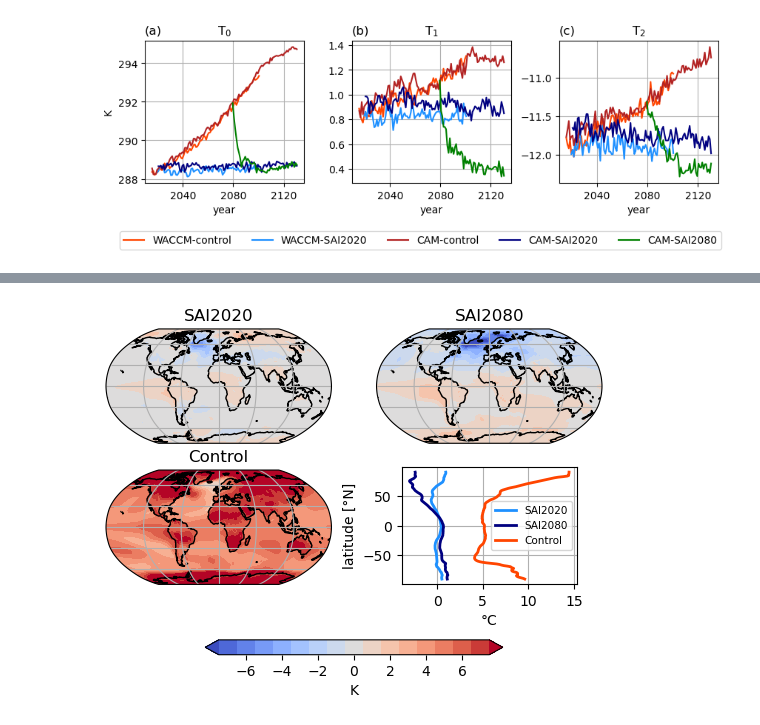
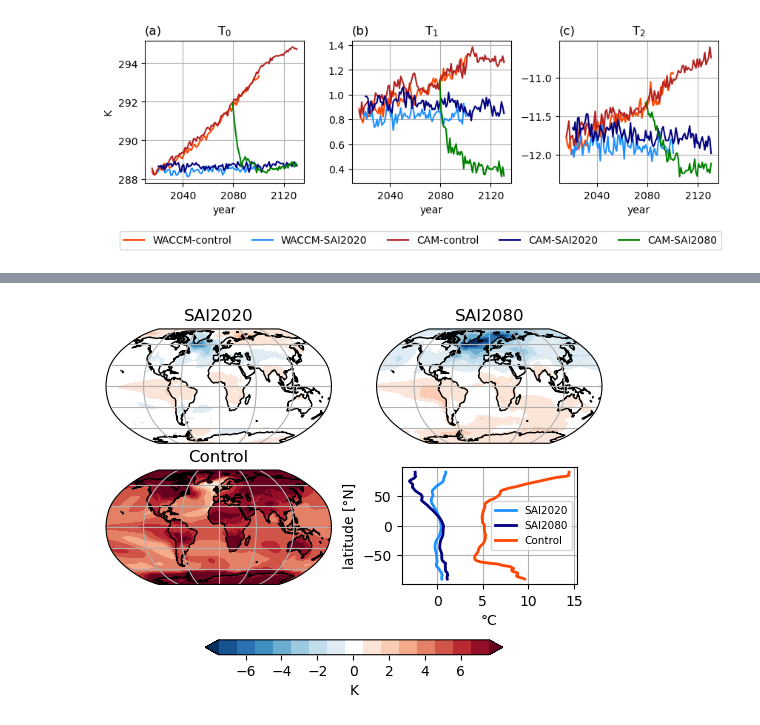
Before and after one commit to JdeJong96/CESM-CAM_SAI, a Jupyter notebook: results/T0_T1_T2.ipynb, the cells around one changed output, grey strips where cells are left out. Drawn from its saved outputs; the diff is of its cells as text; code cells hidden in the pictures.

```diff
--- a/results/T0_T1_T2.ipynb
+++ b/results/T0_T1_T2.ipynb
@@ -93,6 +94,20 @@ def T0_T1_T2(ds):
     T1data = wmean(ds.TREFHT*sinlat, ds.gw, dims).compute()
     T2data = wmean(ds.TREFHT*(3*sinlat**2-1), ds.gw, dims).compute()
     return {'T0':T0data, 'T1':T1data, 'T2':T2data}
+
+
+def ListedColorMap(cmap, N, white=False):
+    """Create a listed colormap for filled contours with N levels"""
+    if isinstance(cmap, str):
+        cmap = mpl.colormaps[cmap]
+    new_colors = cmap(np.linspace(0,1,N+1))
+    if white:
+        new_colors[int(np.floor((N)/2))] = [1,1,1,1]
+        new_colors[int(np.ceil((N)/2))] = [1,1,1,1]
+    new_cmap = mpl.colors.ListedColormap(new_colors[1:-1])
+    new_cmap.set_over(new_colors[-1])
+    new_cmap.set_under(new_colors[0])
+    return new_cmap
 # %%
 client = Client(silence_logs=logging.ERROR)
 #client
@@ -205,13 +240,13 @@ colsW = ['orangered','dodgerblue']
 labels = list(T_cam.keys())
 fig, ax = plt.subplots(1,3, figsize=(10,2.5), sharex=True)
 
-T0ref = {'cam': T_cam['control']['T0'].isel(time=slice(0,10)).mean('time').item(),
+T0ref = {'cam': T_cam['control']['T0'].isel(time=slice(1,21)).mean('time').item(),
          'waccm': T_waccm['control']['T0'].isel(time=slice(0,10)).mean('time').item()}
-T1ref = {'cam': T_cam['control']['T1'].isel(time=slice(0,10)).mean('time').item(),
+T1ref = {'cam': T_cam['control']['T1'].isel(time=slice(1,21)).mean('time').item(),
          'waccm': T_waccm['control']['T1'].isel(time=slice(0,10)).mean('time').item()}
-T2ref = {'cam': T_cam['control']['T2'].isel(time=slice(0,10)).mean('time').item(),
+T2ref = {'cam': T_cam['control']['T2'].isel(time=slice(1,21)).mean('time').item(),
          'waccm': T_waccm['control']['T2'].isel(time=slice(0,10)).mean('time').item()}
-print("Reference values [2015--2024]")
+print("Reference values CAM [2016--2035] WACCM [2015--2024]")
 for k,v in {'T0':T0ref, 'T1':T1ref, 'T2':T2ref}.items():
     print(f"{k}: {v}")
 
@@ -267,33 +302,34 @@ Wall time: 6.83 s
 # %%
-cfkwargs = {'transform':ccrs.PlateCarree(), 'levels':np.linspace(-7.5,7.5,16), 'extend':'both', 'cmap':'coolwarm', 'add_colorbar':False}
+cmap = ListedColorMap('RdBu_r', 16, white=True)
+cfkwargs = {'transform':ccrs.PlateCarree(), 'levels':np.linspace(-7.5,7.6,16), 'extend':'both', 'cmap':cmap, 'add_colorbar':False}
 cols = ['dodgerblue','navy','orangered']
 fig, axs = plt.subplots(2,2, subplot_kw={'projection':ccrs.Robinson()})
 fig.delaxes(axs[1,1])
 axs[1,1] = fig.add_subplot(2,2,4, aspect=0.065)
 
 p1 = da1.plot.contourf(ax=axs[0,0], **cfkwargs)
 p2 = da2.plot.contourf(ax=axs[0,1], **cfkwargs)
 p3 = da3.plot.contourf(ax=axs[1,0], **cfkwargs)
 for i,(k,v) in enumerate(da4.items()):
     v.plot(ax=axs[1,1], y='lat', label=k.replace('control','Control'), c=cols[i], lw=2)
 
 axs[0,0].set_title('SAI2020')
 axs[0,1].set_title('SAI2080')
 axs[1,0].set_title('Control')
 axs[1,1].set_xlabel('°C')
 axs[1,1].set_ylabel('latitude [°N]')
 axs[1,1].grid()
 axs[1,1].legend(prop={'size':7.5})
 
 for ax in axs.flatten()[:3]:
     ax.gridlines()
     ax.coastlines()
 
 cb = fig.colorbar(p2, ax=list(axs.ravel()), orientation='horizontal', shrink=.6)
 cb.ax.set_xticks(range(-6,7,2))
 cb.ax.set_xticks([], minor=True)
 cb.ax.set_xlabel('K')
 #fig.suptitle(rf"$\Delta$T ({tslice2.start}-{tslice2.stop}) - ({tslice1.start}-{tslice1.stop})")
 fig.savefig('figures/TREFHT.SAIandCNT-REF.ext.pdf', bbox_inches='tight')
 # %% [output]
-[figure, old version]
+[figure, new version]
```
Also changed, not shown: parts of 8 cells of this notebook, 4 other files.
